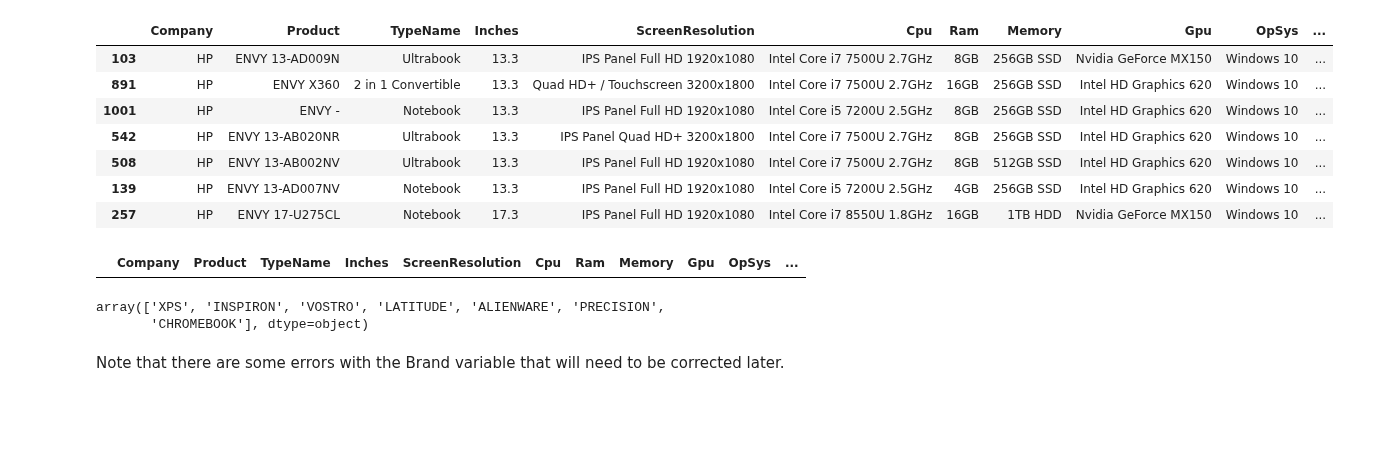
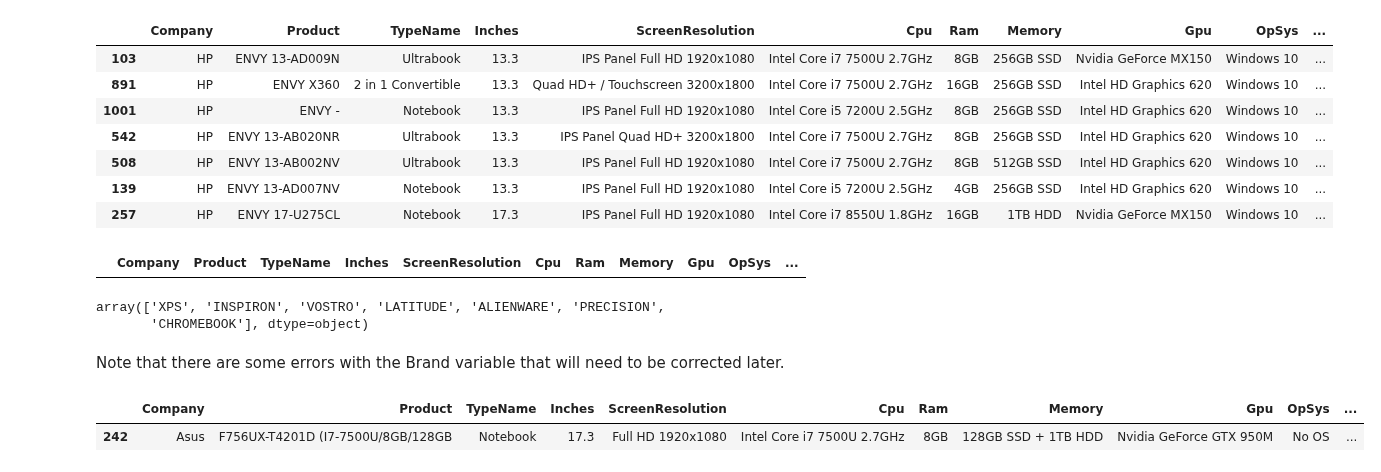
Before and after one commit to ryan-ferns/project_laptop_prices, a Jupyter notebook: laptop-prices-project.ipynb, the cells around one changed output. Drawn from its saved outputs; the diff is of its cells as text; code cells hidden in the pictures; blank space fills up the shorter version.

Commit message:
Started checking the values of the Brand variable in the training and test sets to see if the total number of brands can be reduced.

```diff
--- a/laptop-prices-project.ipynb
+++ b/laptop-prices-project.ipynb
@@ -2683,3 +2736,8 @@ array(['XPS', 'INSPIRON', 'VOSTRO', 'LATITUDE', 'ALIENWARE', 'PRECISION',
 # %% [markdown]
 Note that there are some errors with the Brand variable that will
 need to be corrected later.
+# %%
+train[(train['Brand'] == 'F756UX-T4201D')]
+# %% [output]
+|  | Company | Product | TypeName | Inches | ScreenResolution | Cpu | Ram | Memory | Gpu | OpSys | ... |
+| 242 | Asus | F756UX-T4201D (I7-7500U/8GB/128GB | Notebook | 17.3 | Full HD 1920x1080 | Intel Core i7 7500U 2.7GHz | 8GB | 128GB SSD + 1TB HDD | Nvidia GeForce GTX 950M | No OS | ... |
```
Also changed, not shown: parts of 7 cells of this notebook.
